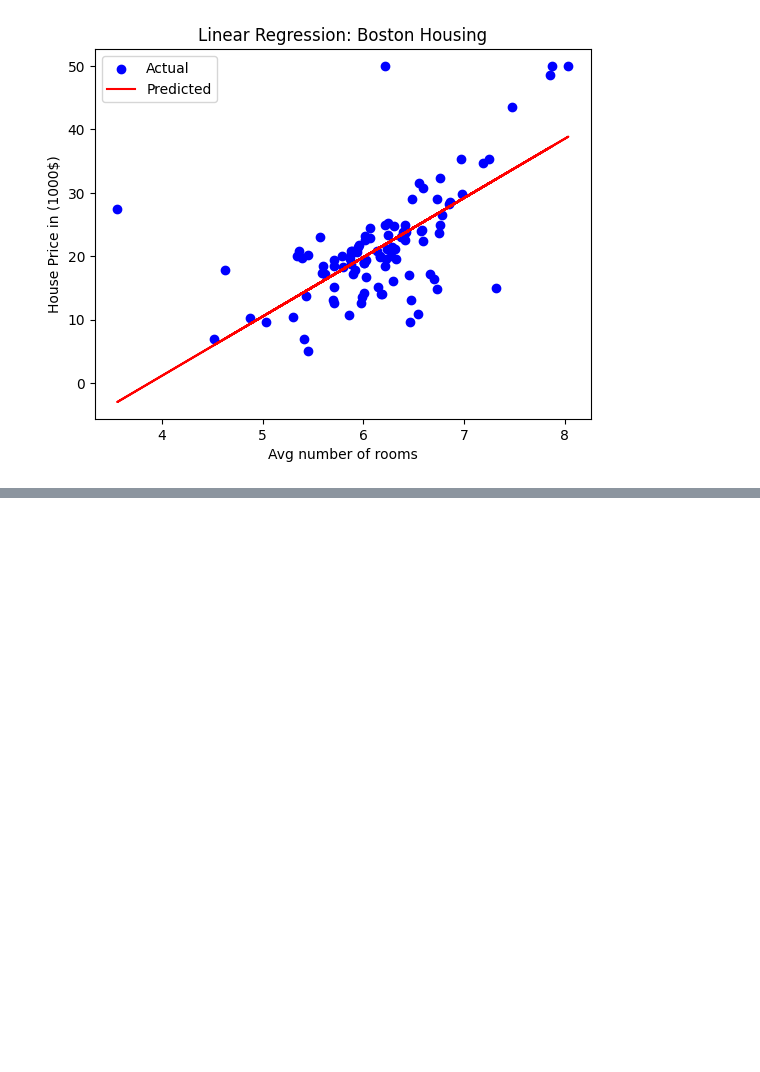
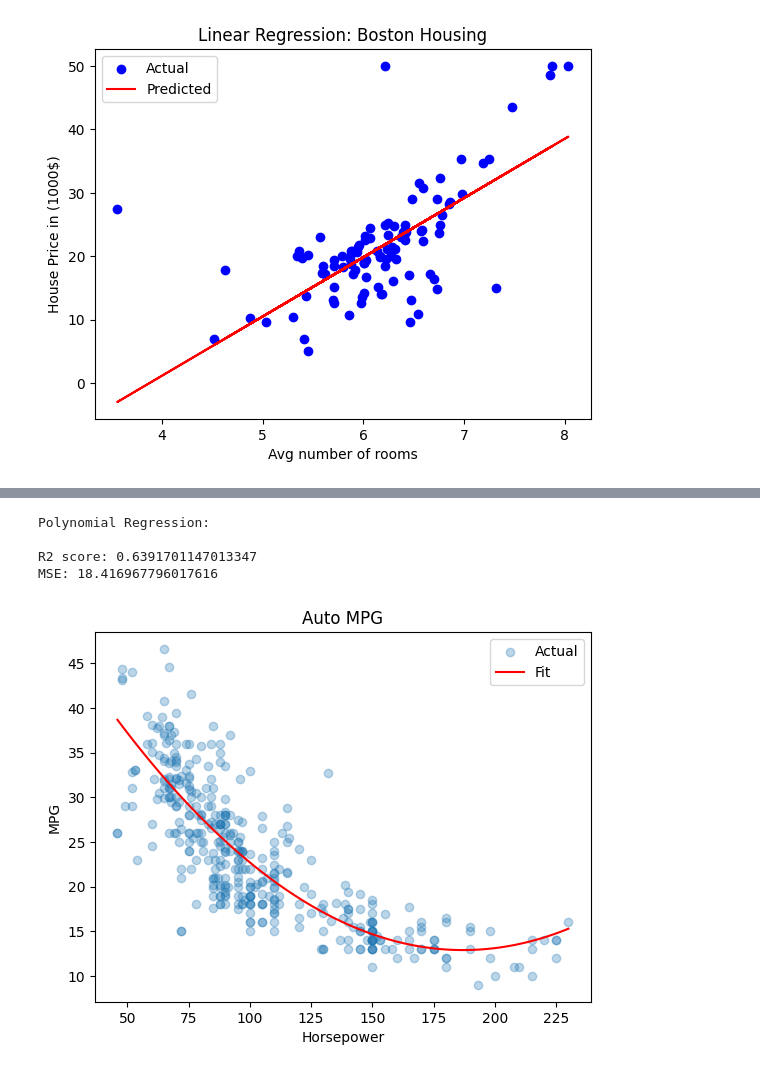
Before and after one commit to Annson17/ML_Lab, a Jupyter notebook: lab7.ipynb, the cells around one changed output, grey strips where cells are left out. Saved outputs shown, nothing was run; the diff lists cells and outputs as text; code cells hidden in the pictures; blank space fills up the shorter version.

```diff
--- a/lab7.ipynb
+++ b/lab7.ipynb
@@ -33,0 +143,35 @@ Coefficent: 9.348301406497722
+# %%
+data=pd.read_csv(r'auto-mpg.csv')
+data=data[data['horsepower']!='?']
+data['horsepower']=data['horsepower'].astype(float)
+
+x=data[['horsepower']]
+y=data['mpg']
+
+x_train,x_test,y_train,y_test=train_test_split(x,y,test_size=0.2,random_state=42)
+
+model=make_pipeline(PolynomialFeatures(2),LinearRegression())
+model.fit(x_train,y_train)
+y_pred=model.predict(x_test)
+
+print("Polynomial Regression:\n")
+print("R2 score:",r2_score(y_test,y_pred))
+print("MSE:",mean_squared_error(y_test,y_pred))
+
+x_line=np.linspace(x.min(),x.max(),100).reshape(-1,1)
+x_line_df=pd.DataFrame(x_line,columns=['horsepower'])
+y_line= model.predict(x_line_df)
+
+plt.scatter(x,y,alpha=0.3,label='Actual')
+plt.plot(x_line_df,y_line,color='red',label='Fit')
+plt.xlabel('Horsepower')
+plt.ylabel('MPG')
+plt.title("Auto MPG")
+plt.legend()
+plt.show()
+# %% [output]
+Polynomial Regression:
+
+R2 score: 0.6391701147013347
+MSE: 18.416967796017616
+[figure, added]
```
Also changed, not shown: parts of 2 cells of this notebook, 10 other files.
